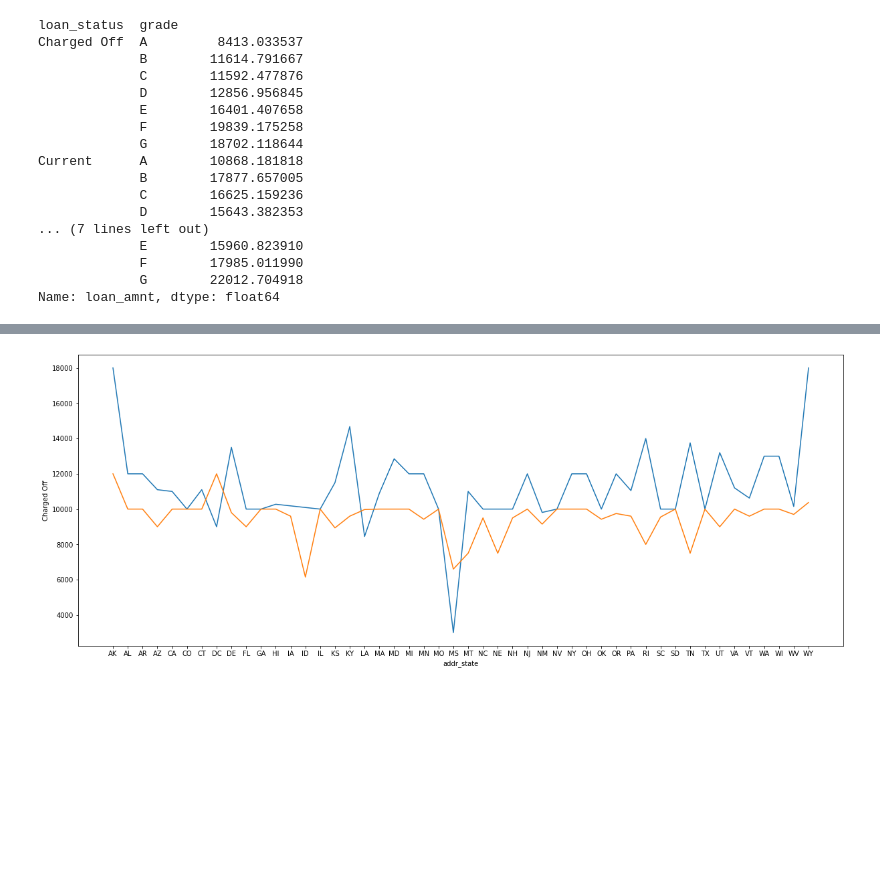
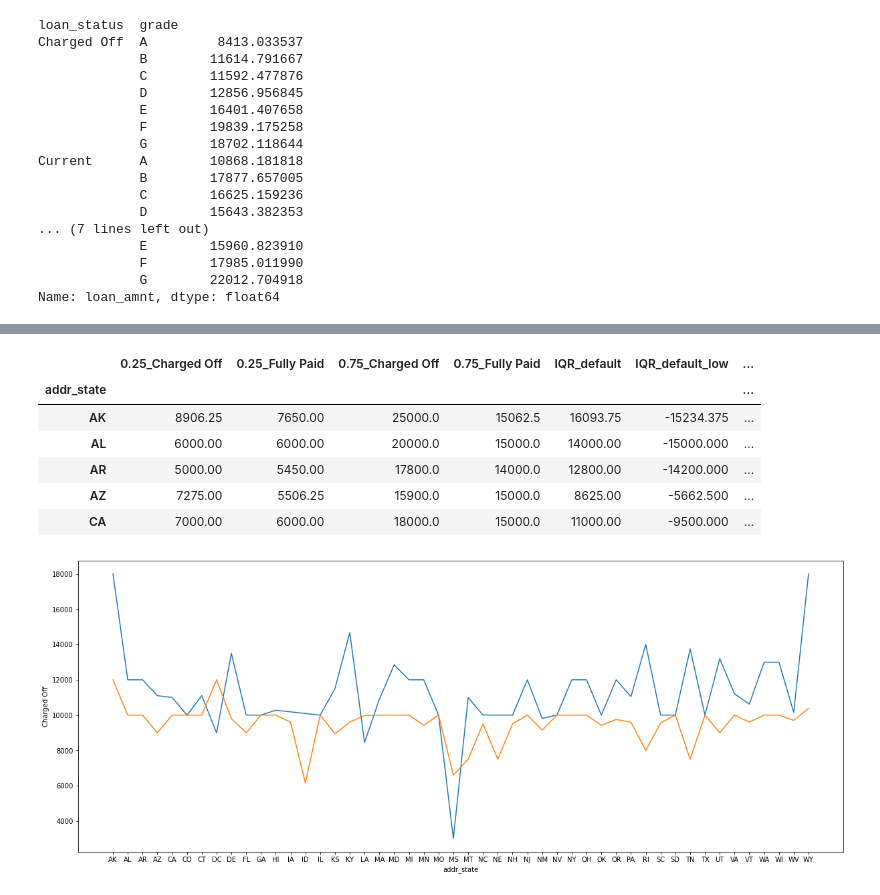
Before and after one commit to krishnajiraoh/upGrad_lending_club_case_study, a Jupyter notebook: EDA_Final.ipynb, the cells around one changed output, grey strips where cells are left out. Drawn from its saved outputs; the diff is of its cells as text; code cells hidden in the pictures; blank space fills up the shorter version.

```diff
--- a/EDA_Final.ipynb
+++ b/EDA_Final.ipynb
@@ -705,3 +754,16 @@ Name: loan_amnt, dtype: float64
+# %%
+df["IQR_default"] = df["0.75_Charged Off"] - df["0.25_Charged Off"]
+df["IQR_default_low"] = df["0.25_Charged Off"] - 1.5 * df["IQR_default"]
+df["IQR_default_high"] = df["0.75_Charged Off"] + 1.5 * df["IQR_default"]
+df.head()
+# %% [output]
+|  | 0.25_Charged Off | 0.25_Fully Paid | 0.75_Charged Off | 0.75_Fully Paid | IQR_default | IQR_default_low | ... |
+| addr_state |  |  |  |  |  |  | ... |
+| AK | 8906.25 | 7650.00 | 25000.0 | 15062.5 | 16093.75 | -15234.375 | ... |
+| AL | 6000.00 | 6000.00 | 20000.0 | 15000.0 | 14000.00 | -15000.000 | ... |
+| AR | 5000.00 | 5450.00 | 17800.0 | 14000.0 | 12800.00 | -14200.000 | ... |
+| AZ | 7275.00 | 5506.25 | 15900.0 | 15000.0 | 8625.00 | -5662.500 | ... |
+| CA | 7000.00 | 6000.00 | 18000.0 | 15000.0 | 11000.00 | -9500.000 | ... |
 # %%
 ## Insight Region wise acceptable loan_amnt for not defaulting
 df = loan_df.groupby(by=["loan_status", "addr_state"], as_index=False)["loan_amnt"].median()
```
Also changed, not shown: parts of 6 cells of this notebook.
